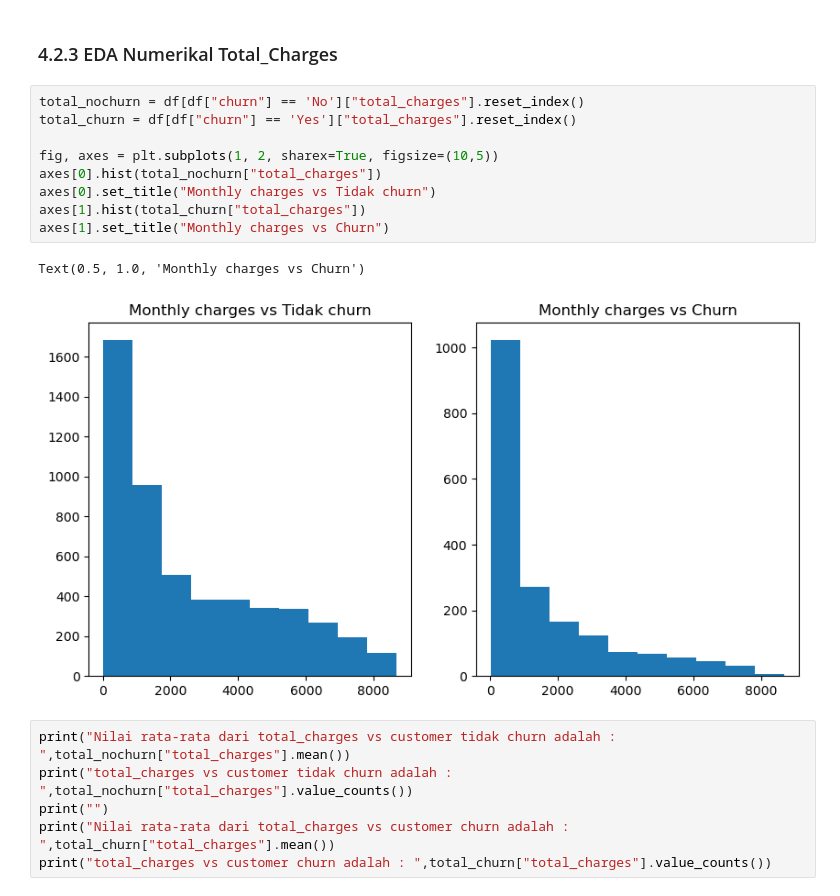
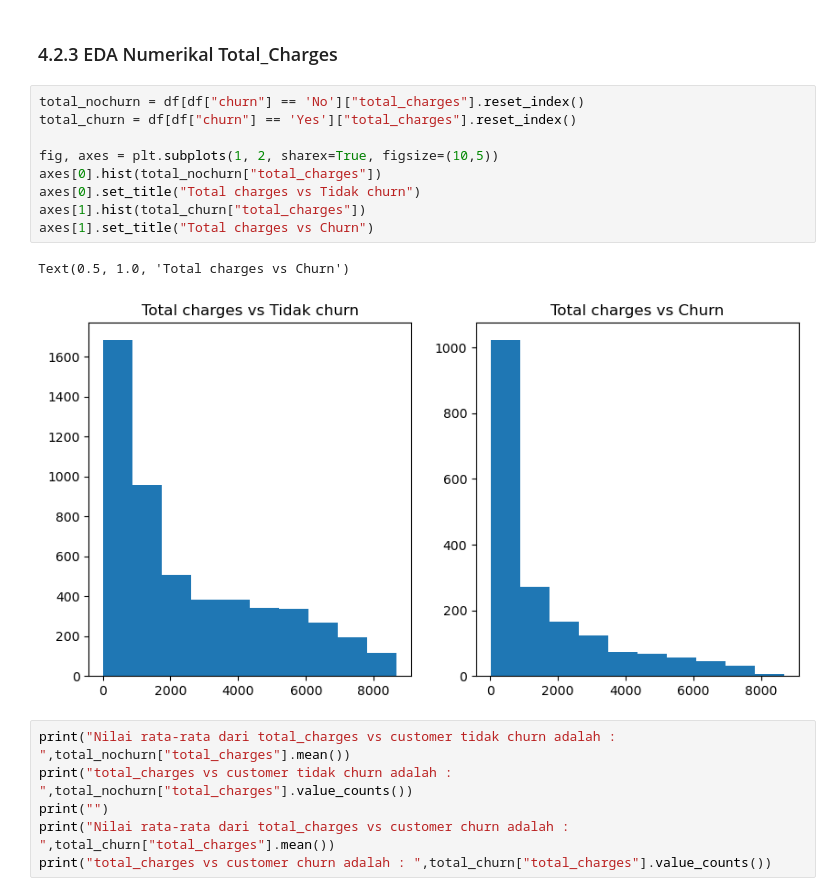
Before and after one commit to FTDS-assignment-bay/p2-final-project-ftds-001-sby-group-001, a Jupyter notebook: data_analyst.ipynb, the cells around one changed output. Drawn from its saved outputs; the diff is of its cells as text.

```diff
--- a/data_analyst.ipynb
+++ b/data_analyst.ipynb
@@ -235,15 +235,15 @@ Dalam grafik di atas diketahui bahwa customer yang churn adalah customer yang me
 # %%
 total_nochurn = df[df["churn"] == 'No']["total_charges"].reset_index()
 total_churn = df[df["churn"] == 'Yes']["total_charges"].reset_index()
 
 fig, axes = plt.subplots(1, 2, sharex=True, figsize=(10,5))
 axes[0].hist(total_nochurn["total_charges"])
-axes[0].set_title("Monthly charges vs Tidak churn")
+axes[0].set_title("Total charges vs Tidak churn")
 axes[1].hist(total_churn["total_charges"])
-axes[1].set_title("Monthly charges vs Churn")
+axes[1].set_title("Total charges vs Churn")
 # %% [output]
-Text(0.5, 1.0, 'Monthly charges vs Churn')
+Text(0.5, 1.0, 'Total charges vs Churn')
-[figure, old version]
+[figure, new version]
 # %%
 print("Nilai rata-rata dari total_charges vs customer tidak churn adalah : ",total_nochurn["total_charges"].mean())
 print("total_charges vs customer tidak churn adalah : ",total_nochurn["total_charges"].value_counts())
```
Also changed, not shown: parts of 17 cells of this notebook.
